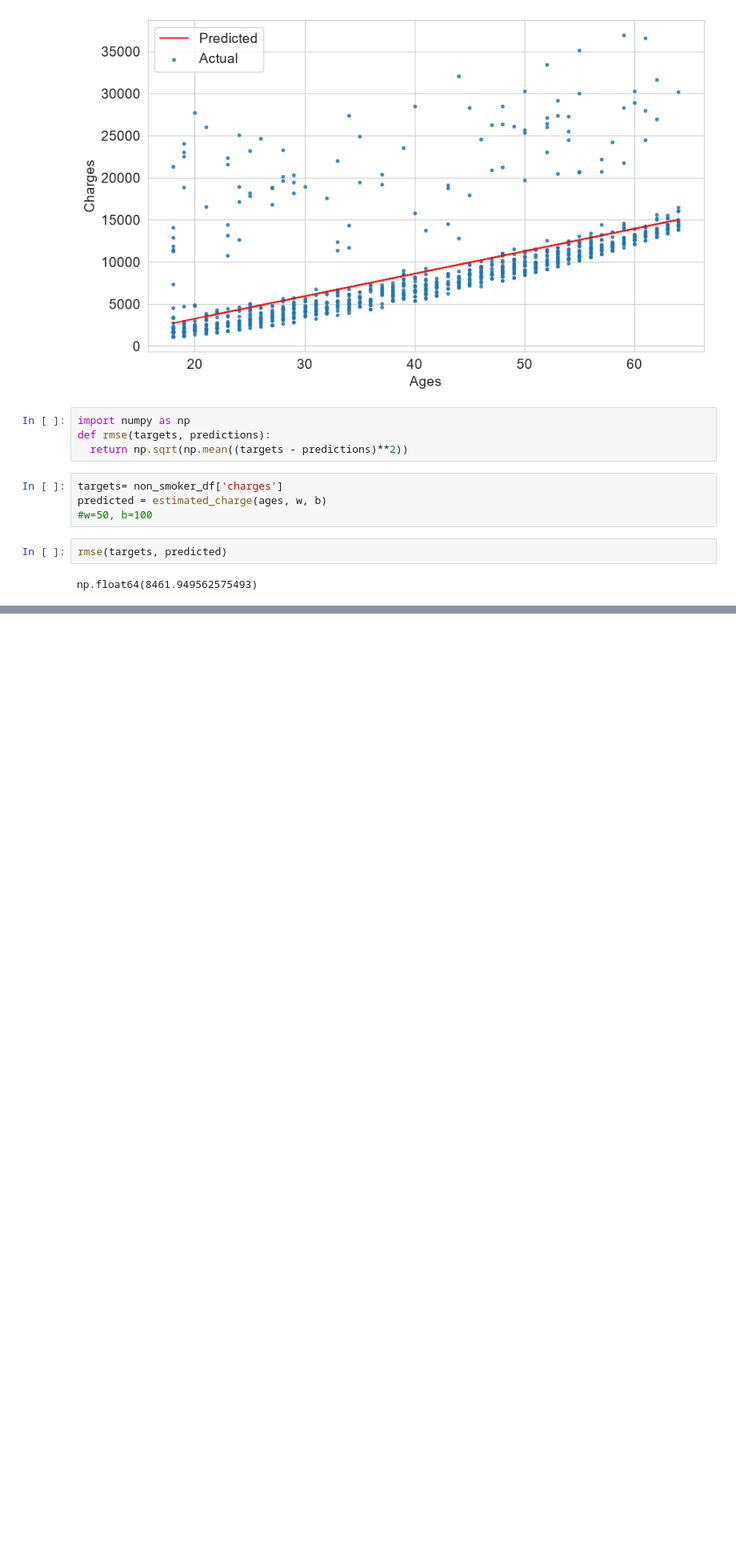
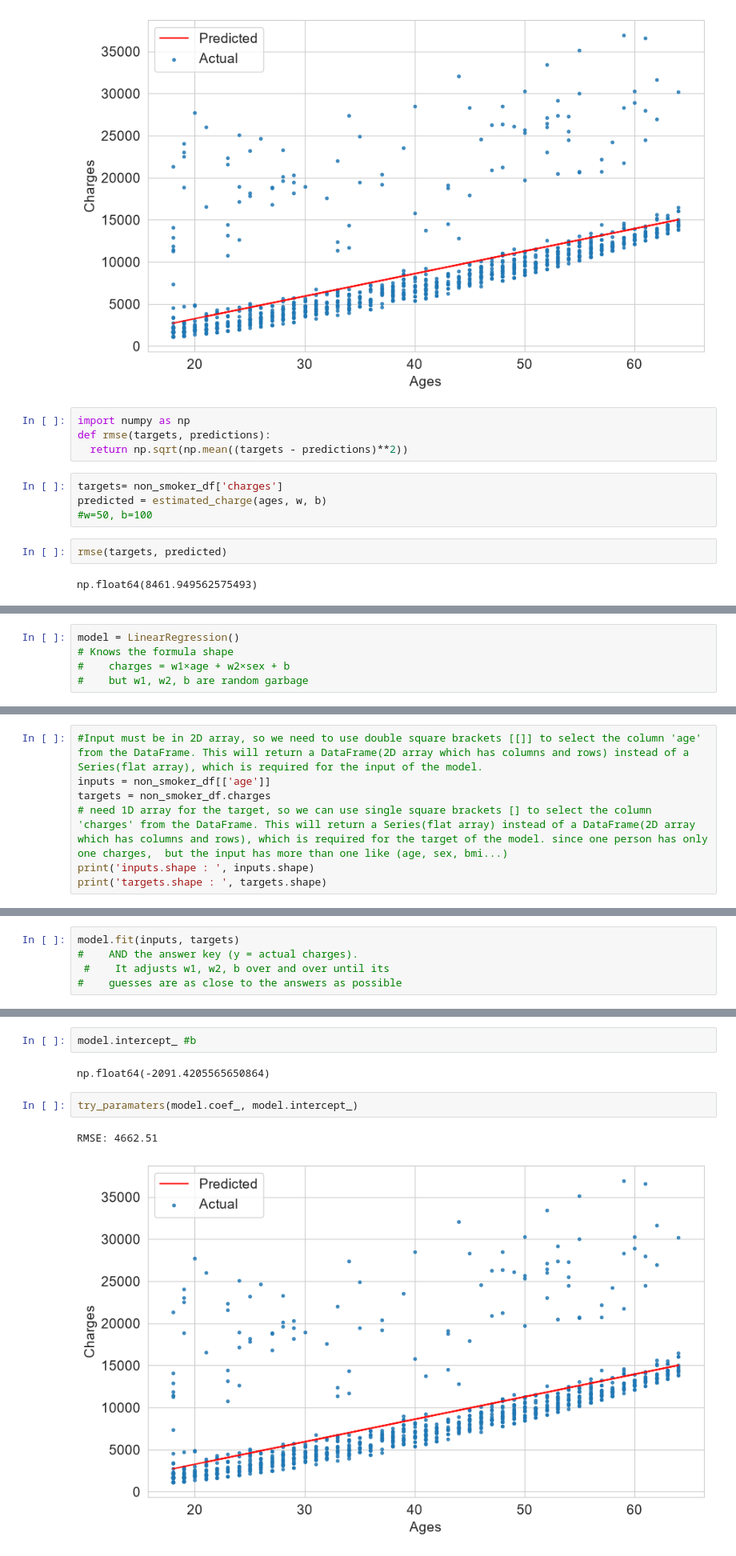
Before and after one commit to VathanaTeng/MachineLearningProjectPractice, a Jupyter notebook: Small Project/Annual_Midical_Expense.ipynb, the cells around one changed output, grey strips where cells are left out. Shown at 80% size. Saved outputs shown, nothing was run; the diff lists cells and outputs as text; blank space fills up the shorter version.

Commit message:
Scikit Learn to predict the charges of non smokers and loss/ cost charge

```diff
--- a/Small Project/Annual_Midical_Expense.ipynb
+++ b/Small Project/Annual_Midical_Expense.ipynb
@@ -232,0 +241,5 @@ np.float64(8461.949562575493)
+# %%
+model = LinearRegression()
+# Knows the formula shape
+#    charges = w1×age + w2×sex + b
+#    but w1, w2, b are random garbage
@@ -232,0 +248,7 @@ np.float64(8461.949562575493)
+# %%
+#Input must be in 2D array, so we need to use double square brackets [[]] to select the column 'age' from the DataFrame. This will return a DataFrame(2D array which has columns and rows) instead of a Series(flat array), which is required for the input of the model.
+inputs = non_smoker_df[['age']]
+targets = non_smoker_df.charges
+# need 1D array for the target, so we can use single square brackets [] to select the column 'charges' from the DataFrame. This will return a Series(flat array) instead of a DataFrame(2D array which has columns and rows), which is required for the target of the model. since one person has only one charges,  but the input has more than one like (age, sex, bmi...)
+print('inputs.shape : ', inputs.shape)
+print('targets.shape : ', targets.shape)
@@ -232,0 +258,5 @@ np.float64(8461.949562575493)
+# %%
+model.fit(inputs, targets)
+#    AND the answer key (y = actual charges).
+ #    It adjusts w1, w2, b over and over until its
+#    guesses are as close to the answers as possible
@@ -232,0 +286,9 @@ np.float64(8461.949562575493)
+# %%
+model.intercept_ #b
+# %% [output]
+np.float64(-2091.4205565650864)
+# %%
+try_paramaters(model.coef_, model.intercept_)
+# %% [output]
+RMSE: 4662.51
+[figure, added]
```
Also changed, not shown: parts of 11 cells of this notebook.
